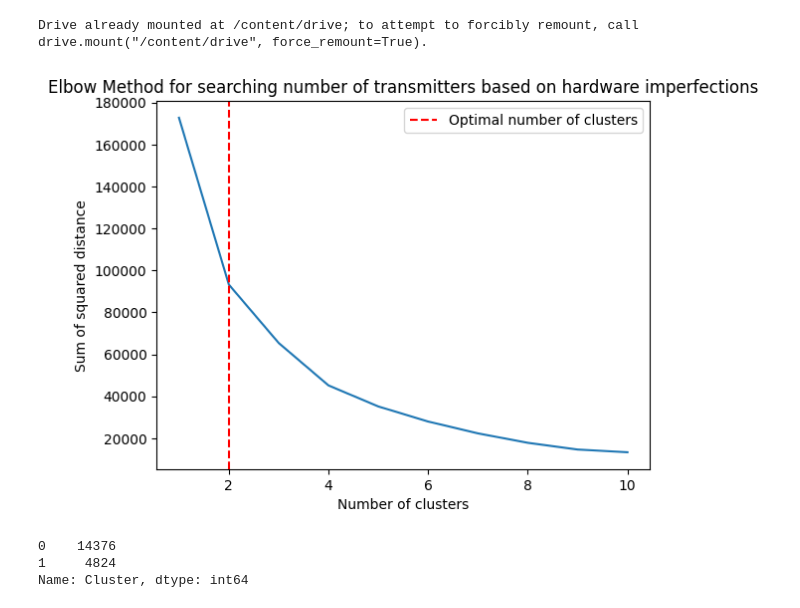
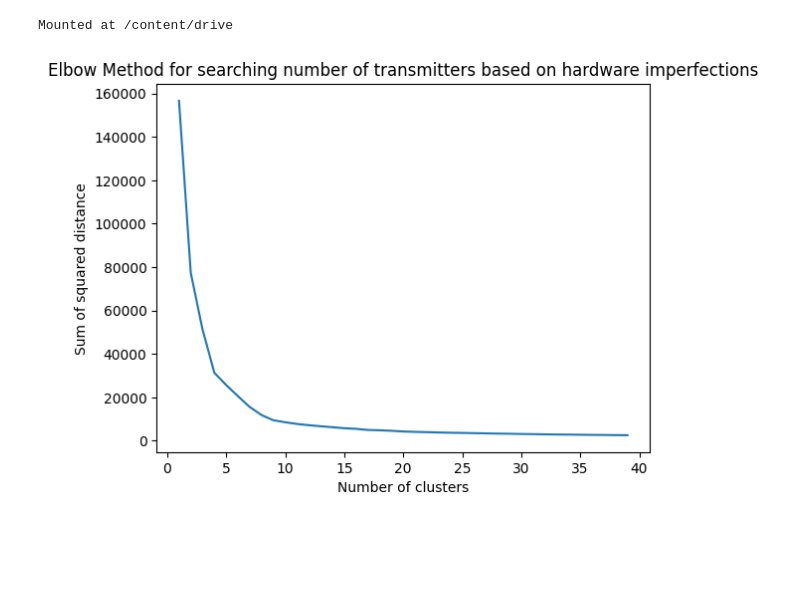
Before and after one commit to davidzimniok/MPA-MLF, a Jupyter notebook: MINIPROJECT01/projekt.ipynb, the cells around one changed output. Cells and saved outputs as stored; diff of their text form; code cells hidden in the pictures; blank space fills up the shorter version.

```diff
--- a/MINIPROJECT01/projekt.ipynb
+++ b/MINIPROJECT01/projekt.ipynb
@@ -6,57 +6,44 @@ from sklearn.cluster import KMeans
 from sklearn.preprocessing import StandardScaler
 import matplotlib.pyplot as plt
 import numpy as np
+from sklearn.decomposition import PCA
 
+max_range=40
 #connect to the google drive
 from google.colab import drive
 drive.mount('/content/drive')
 
 #load dataset from folder at drive
 data=pd.read_csv("/content/drive/MyDrive/Colab Notebooks/projekt01/Data_prepared_final.csv")
 
 #delete features as time and number of row - data starts at 3rd column
 data=data.iloc[:,2:]
 
 #apply scaling to the dataset
 scaler=StandardScaler()
 scaled_data=scaler.fit_transform(data)
 
+
+pca = PCA(n_components=3)
+pca.fit(scaled_data)
+Xpca = pca.transform(scaled_data)
+scaled_data=Xpca
+
 #array for calculated sum of squres of distances of each point to centroid that is attached to
 all_objective=[]
 
-#calculate K-means for 1 to 10 clusters and calculate
-for i in range(1,11):
+#calculate K-means for 1 to max_range clusters and calculate
+for i in range(1,max_range):
     kmeans=KMeans(n_clusters=i,init='k-means++',random_state=42)
     kmeans.fit(scaled_data)
     all_objective.append(kmeans.inertia_)
 
-#calculate diference to get the optimal number of clusters
-differenced=np.diff(np.diff(all_objective))
-
-#find maximal diference between data - add 2, because 0 is 1 and difference is performed
-optimal_index=np.argmax(differenced)+2
-
 #plot elbow
-plt.plot(range(1, 11),all_objective)
+plt.plot(range(1,max_range),all_objective)
 plt.title('Elbow Method for searching number of transmitters based on hardware imperfections')
 plt.xlabel('Number of clusters')
 plt.ylabel('Sum of squared distance')
-plt.axvline(x=optimal_index,color='r',linestyle='--',label='Optimal number of clusters')
-plt.legend()
 plt.show()
-
-#calculate KMeans for the best number of clusters
-kmeans=KMeans(n_clusters=optimal_index,init='k-means++',random_state=42)
-kmeans.fit(scaled_data)
-
-#add labels to the dataset
-data['Cluster'] = kmeans.labels_
-
-#print number of data points attached to the each centroid
-print(data['Cluster'].value_counts())
 # %% [output]
-Drive already mounted at /content/drive; to attempt to forcibly remount, call drive.mount("/content/drive", force_remount=True).
+Mounted at /content/drive
-[figure, old version]
+[figure, new version]
-0    14376
-1     4824
-Name: Cluster, dtype: int64
```
